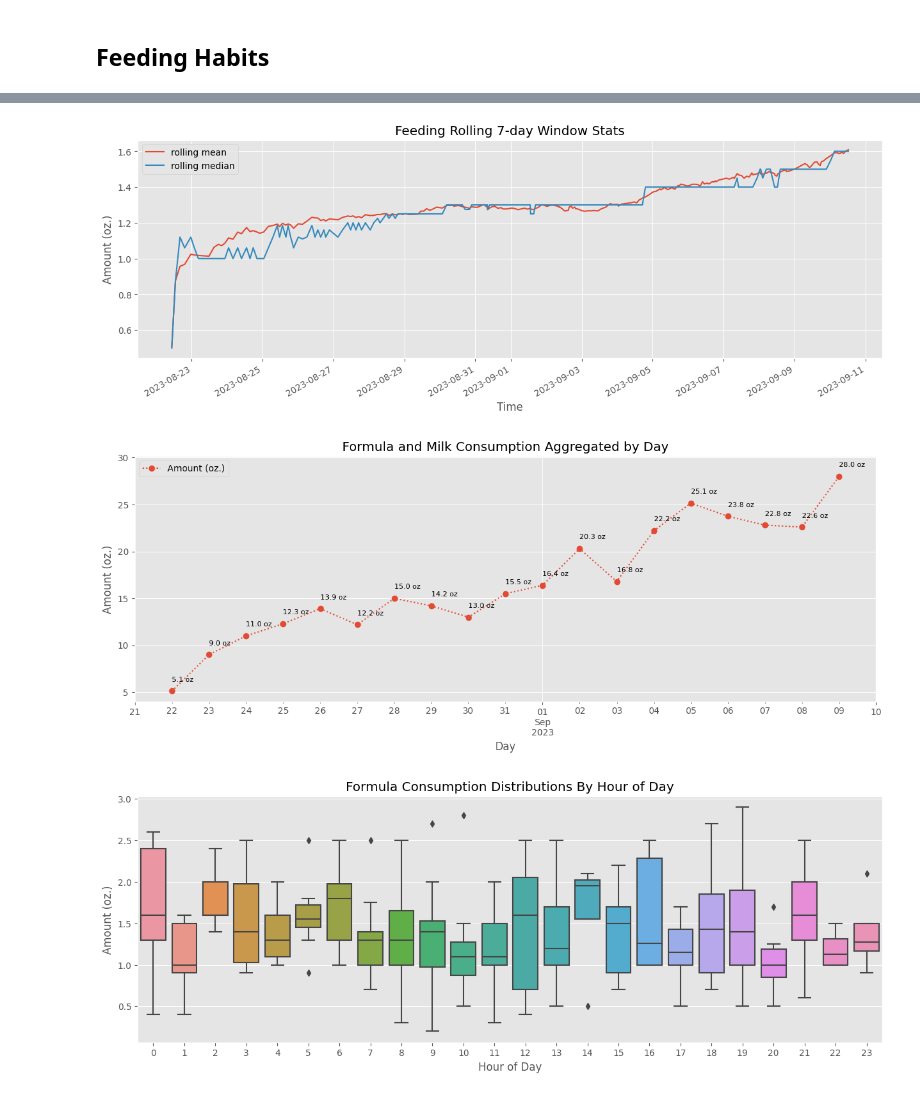
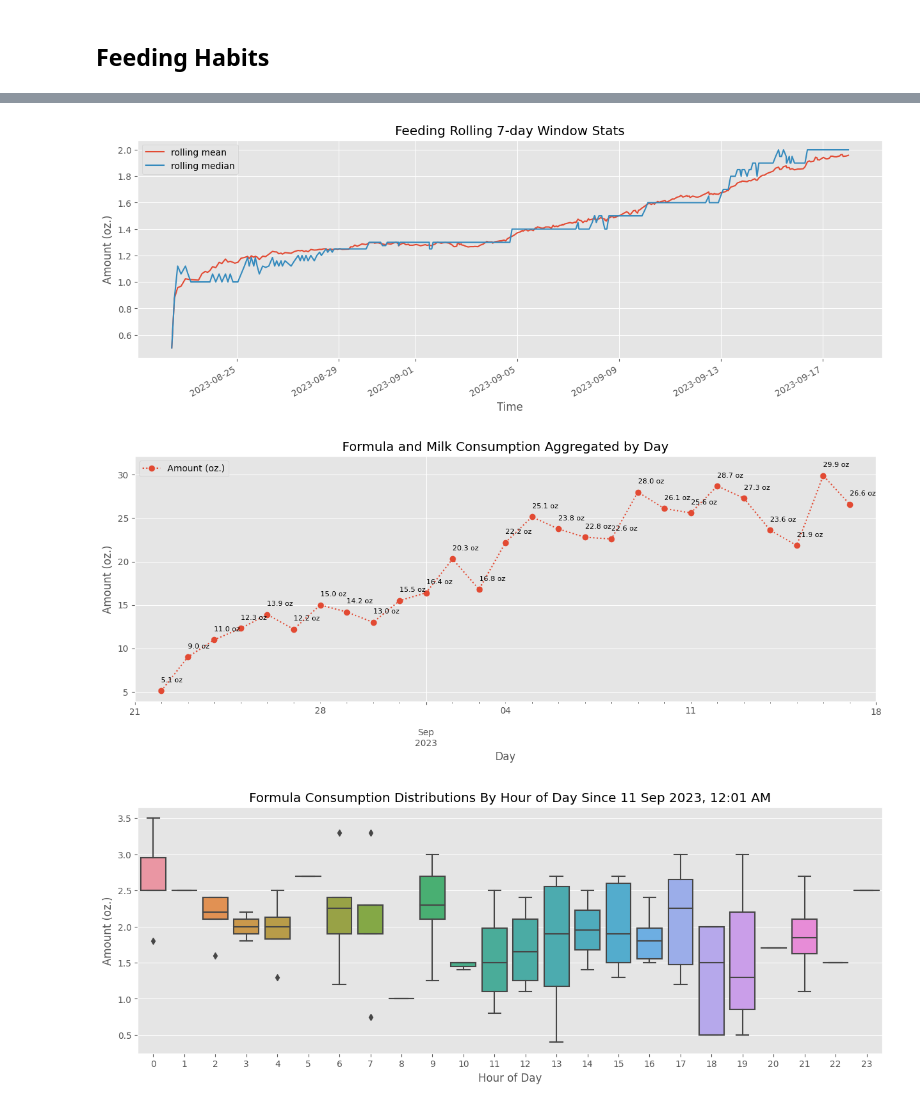
Before and after one commit to jgalloway42/andrews_baby_tracker, a Jupyter notebook: notebooks/andrews_data.ipynb, the cells around one changed output, grey strips where cells are left out. Saved outputs shown, nothing was run; the diff lists cells and outputs as text; code cells hidden in the pictures.

Commit message:
some changes and ran new data

```diff
--- a/notebooks/andrews_data.ipynb
+++ b/notebooks/andrews_data.ipynb
@@ -84,7 +86,7 @@ birth_weight = growth_df.at[growth_df.index[0],'Weight (lbs.)']
 ax = sns.scatterplot(data=growth_df,x='days',y='Weight (lbs.)',label='Data')
 ax = sns.lineplot(data=growth_df[started_eating_filter],x='days',y='pred',color='tab:green',
                   linestyle='dashed',label='Prediction')
-ax.axhline(birth_weight,label=f'Birth Weight {birth_weight:0.2f}',color='k',linestyle='dotted')
+ax.axhline(birth_weight,label=f'Birth Weight {birth_weight:0.2f}',color='k',linestyle='dotted',alpha=0.5)
 ax.fill_between(growth_df[started_eating_filter].days,
     iv_l, iv_u, color='tab:gray', alpha=0.2)
 
@@ -93,7 +95,12 @@ r2bw_date = growth_df.index[0] + timedelta(days=return_to_birth_weight)
 r2bw_date = datetime.strftime(r2bw_date,'%d %b %Y, %I:%M %p')
 ax.axvline(return_to_birth_weight,label = f'{return_to_birth_weight:0.2f} days',color='y',linestyle='dotted')
 ax.set_title(f'Return to Birth Weight Prediction {return_to_birth_weight:0.2f} days, at {r2bw_date}')
+
+ax.set_xlim(-1,growth_df.at[growth_df.index[-1],'days']+1)
+ax.set_ylim(yl[0],yl[1]+0.5)
+for x, y in zip(growth_df.days, growth_df['Weight (lbs.)'].values):
+    ax.text(x-0.3, y+0.025, f"{y:0.2f}", fontsize=8)
 ax.set_ylabel('Weight (kg)')
 
-_=ax.legend()
+_=ax.legend(loc='upper left')
 # %% [output]
@@ -141,7 +148,7 @@ ax = feeding_df[['rolling mean','rolling median']].dropna().plot()
 ax.set_ylabel('Amount (oz.)')
 _=ax.set_title(f'Feeding Rolling {to_analyze.days}-day Window Stats')
 # %% [output]
-[figure, old version]
+[figure, new version]
 # %%
 today = datetime.combine(datetime.now().date(), datetime.min.time())
 tdf = feeding_df.resample('D').sum()['Amount (oz.)']
@@ -159,10 +166,10 @@ ax.set_xlabel('Day')
 ax.legend(loc='upper left')
 _=ax.set_title('Formula and Milk Consumption Aggregated by Day')
 # %% [output]
-[figure, old version]
+[figure, new version]
 # %%
-ax=sns.boxplot(data=feeding_df,y='Amount (oz.)',x='hour_of_day')
-ax.set_title('Formula Consumption Distributions By Hour of Day')
+ax=sns.boxplot(data=feeding_df.loc[analysis_flt],y='Amount (oz.)',x='hour_of_day')
+ax.set_title(f'Formula Consumption Distributions By Hour of Day Since {s}')
 _=ax.set_xlabel('Hour of Day')
 # %% [output]
-[figure, old version]
+[figure, new version]
```
Also changed, not shown: parts of 4 cells of this notebook.
